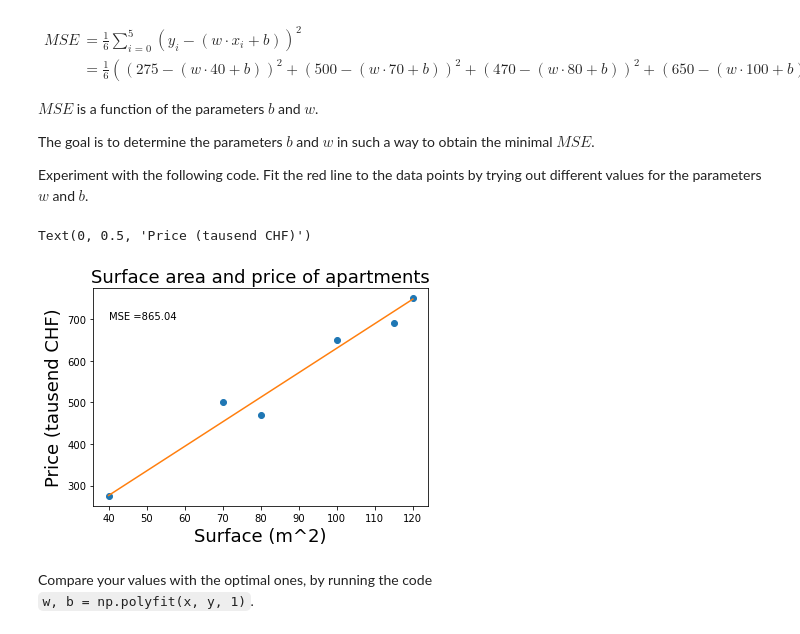
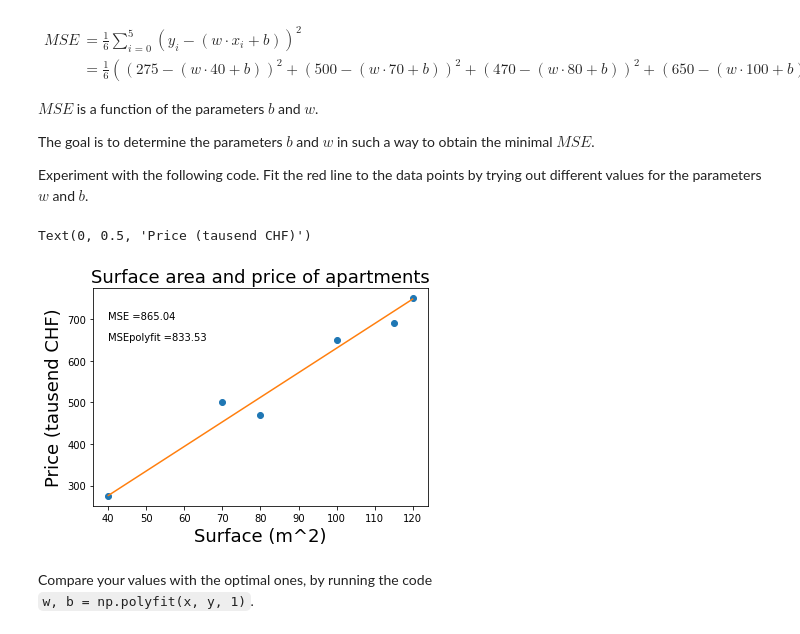
Before and after one commit to wtvaga/github-slideshow, a Jupyter notebook: Introduction.ipynb, the cells around one changed output. Drawn from its saved outputs; the diff is of its cells as text; code cells hidden in the pictures.

```diff
--- a/Introduction.ipynb
+++ b/Introduction.ipynb
@@ -95,28 +95,33 @@ Experiment with the following code. Fit the red line to the data points by tryin
 # %%
 import matplotlib.pyplot as plt
 import numpy as np
 
 # 300 random samples
 x = np.array([40, 70, 80, 100, 115, 120])
 y = np.array([275, 500, 470, 650, 690, 750])
 
 plt.plot(x, y, 'o') #scatter plot of data points
 
 w = 5.9 # change this value
 b = 40 # change this value
 
 plt.plot(x, b + w*x) #add line of best fit
 
 MSE = np.mean((y-(b + w*x))**2)
 
+# MSE of poyfit
+w, b = np.polyfit(x, y, 1)
+MSEpolyfit = np.mean((y-(b + w*x))**2)
+
 # legend, title, and labels.
 plt.text(40,700, f"MSE ={MSE:.2f}")
+plt.text(40,650, f"MSEpolyfit ={MSEpolyfit:.2f}")
 plt.title('Surface area and price of apartments', size=18)
 plt.xlabel('Surface (m^2)', size=18)
 plt.ylabel('Price (tausend CHF)', size=18)
 # %% [output]
 Text(0, 0.5, 'Price (tausend CHF)')
-[figure, old version]
+[figure, new version]
 # %% [markdown]
 Compare your values with the optimal ones, by running the code<br>
 `w, b = np.polyfit(x, y, 1)`.
```
